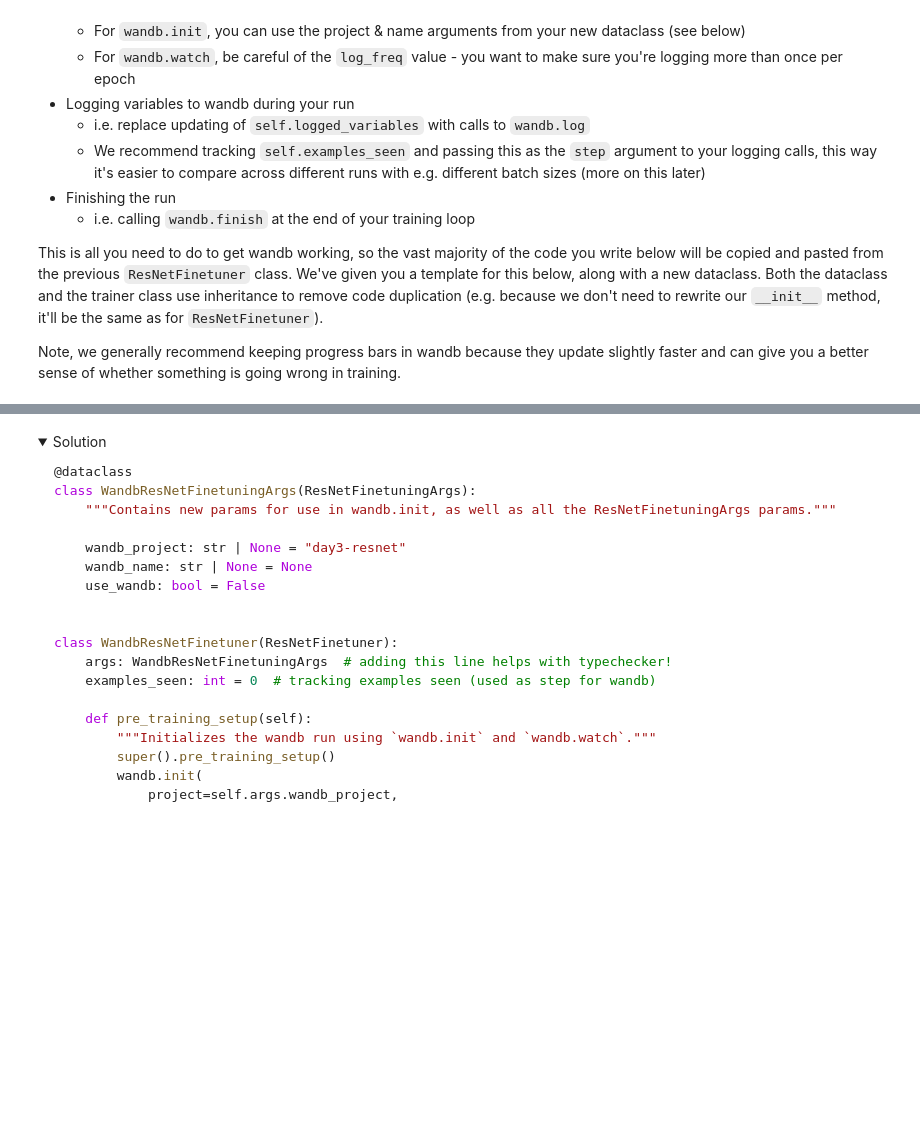
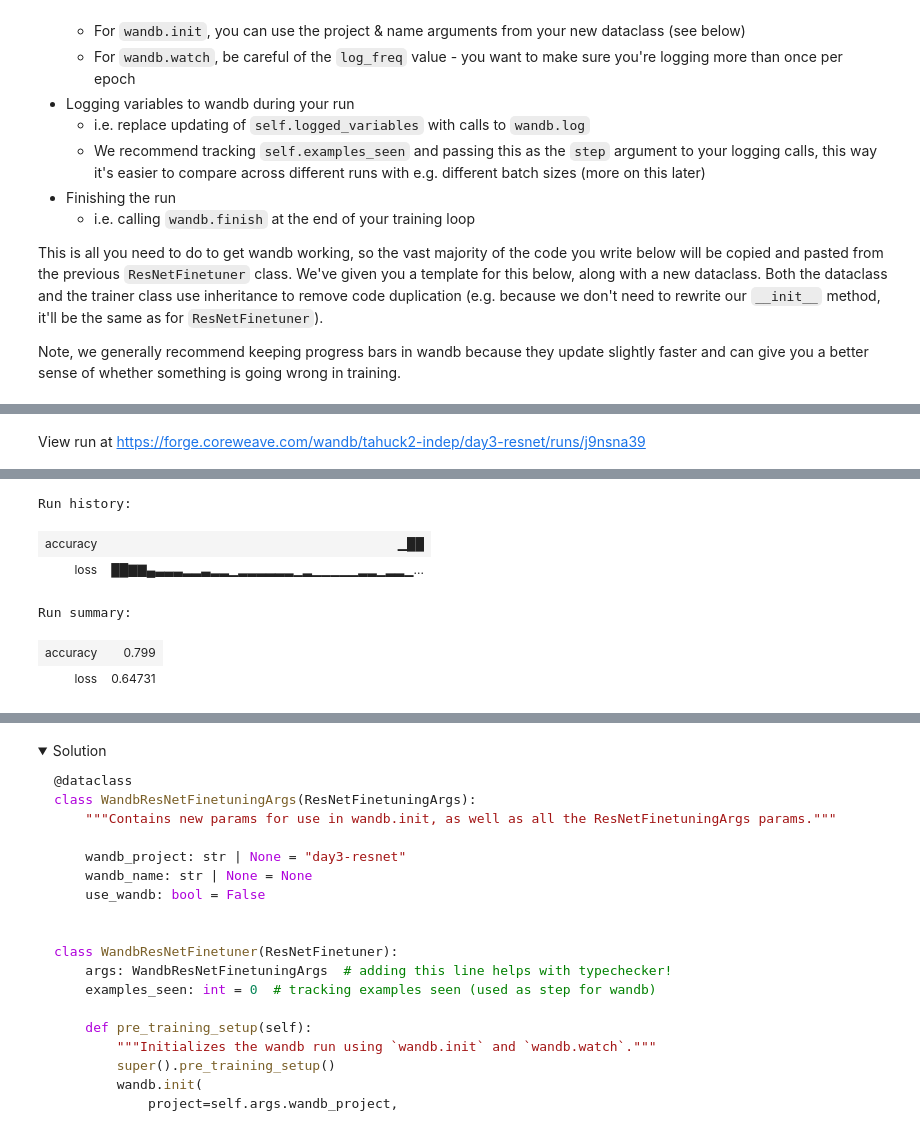
Before and after one commit to sawyer-finn/ARENA_materials, a Jupyter notebook: chapter0_fundamentals/exercises/part3_optimization/0.3_Optimization_exercises.ipynb, the cells around one changed output, grey strips where cells are left out. Saved outputs shown, nothing was run; the diff lists cells and outputs as text; code cells hidden in the pictures; folded sections open; blank space fills up the shorter version.

```diff
--- a/chapter0_fundamentals/exercises/part3_optimization/0.3_Optimization_exercises.ipynb
+++ b/chapter0_fundamentals/exercises/part3_optimization/0.3_Optimization_exercises.ipynb
@@ -1666,7 +1669,16 @@ class WandbResNetFinetuner(ResNetFinetuner):
     def pre_training_setup(self):
         """Initializes the wandb run using `wandb.init` and `wandb.watch`."""
         super().pre_training_setup()
-        raise NotImplementedError()
+        if wandb.run is None:  # in a sweep, train() has already started the run
+            wandb.init(project = self.args.wandb_project,
+                        name = self.args.wandb_name,
+                        config = self.args,
+                        mode = 'online' if self.args.use_wandb else 'disabled')
+        else:  # record the full args (epochs, n_classes, ...) on the sweep run too
+            wandb.config.update(vars(self.args), allow_val_change = True)
+        wandb.watch(models = self.model.out_layers[-1],
+                    log = 'all',
+                    log_freq = 100)
 
     def training_step(
         self,
@@ -1674,19 +1686,73 @@ class WandbResNetFinetuner(ResNetFinetuner):
         labels: Int[Tensor, " batch"],
     ) -> Float[Tensor, ""]:
         """Equivalent to ResNetFinetuner.training_step, but logging the loss to wandb."""
-        raise NotImplementedError()
+        # CPU -> GPU first, then perform preprocessing on GPU.
+        imgs = imgs.to(device)
+        labels = labels.to(device)
+        imgs = IMAGENET_TRANSFORM(imgs)
+
+        logits = self.model(imgs)
+        loss = F.cross_entropy(logits, labels)
+        loss.backward()
+        self.optimizer.step()
+        self.optimizer.zero_grad()
+
+        self.examples_seen += imgs.shape[0]
+        wandb.log(data = {'loss':loss.item()}, step = self.examples_seen)
+        return loss
+
 
     @t.inference_mode()
     def evaluate(self) -> float:
         """Equivalent to ResNetFinetuner.evaluate, but logging the accuracy to wandb."""
-        raise NotImplementedError()
+        self.model.eval()
+        total_correct, total_samples = 0, 0
+
+        for imgs, labels in tqdm(self.test_loader, desc="Evaluating"):
+            # CPU -> GPU first, then perform preprocessing on GPU.
+            imgs = imgs.to(device)
+            labels = labels.to(device)
+            imgs = IMAGENET_TRANSFORM(imgs)
+
+            logits = self.model(imgs)
+            total_correct += (logits.argmax(dim=1) == labels).sum().item()
+            total_samples += len(imgs)
+
+        accuracy = total_correct / total_samples
+        wandb.log(data = {'accuracy':accuracy}, step = self.examples_seen)
+        return accuracy
 
     def train(self) -> None:
         """Equivalent to ResNetFinetuner.train, but with wandb integration."""
         self.pre_training_setup()
-        raise NotImplementedError()
+
+        try:
+            accuracy = self.evaluate()
+
+            for epoch in range(self.args.epochs):
+                self.model.train()
+
+                pbar = tqdm(self.train_loader, desc="Training")
+                for imgs, labels in pbar:
+                    loss = self.training_step(imgs, labels)
+                    pbar.set_postfix(
+                        loss=f"{loss:.3f}",
+                        ex_seen=f"{self.examples_seen:06}",
+                        refresh=False,
+                    )
+
+                accuracy = self.evaluate()
+                pbar.set_postfix(
+                    loss=f"{loss:.3f}",
+                    accuracy=f"{accuracy:.2f}",
+                    ex_seen=f"{self.examples_seen:06}",
+                )
+        finally:
+            wandb.finish()  # otherwise a crash leaves the run open and the next init reuses it
 
 
-args = WandbResNetFinetuningArgs(use_wandb=False)
+
+args = WandbResNetFinetuningArgs(use_wandb=True)
 trainer = WandbResNetFinetuner(args)
 trainer.train()
+# %% [output]
@@ -1692,0 +1774 @@ trainer.train()
+View run at https://forge.coreweave.com/wandb/tahuck2-indep/day3-resnet/runs/j9nsna39
@@ -1692,0 +1776,6 @@ trainer.train()
+Run history:
+| accuracy | ▁██ |
+| loss | ██▇▇▄▃▃▃▂▂▃▂▂▁▂▂▂▂▂▂▁▂▁▁▁▁▁▂▂▁▂▂▁... |
+Run summary:
+| accuracy | 0.799 |
+| loss | 0.64731 |
```
Also changed, not shown: parts of 4 cells of this notebook, 1 other file.
